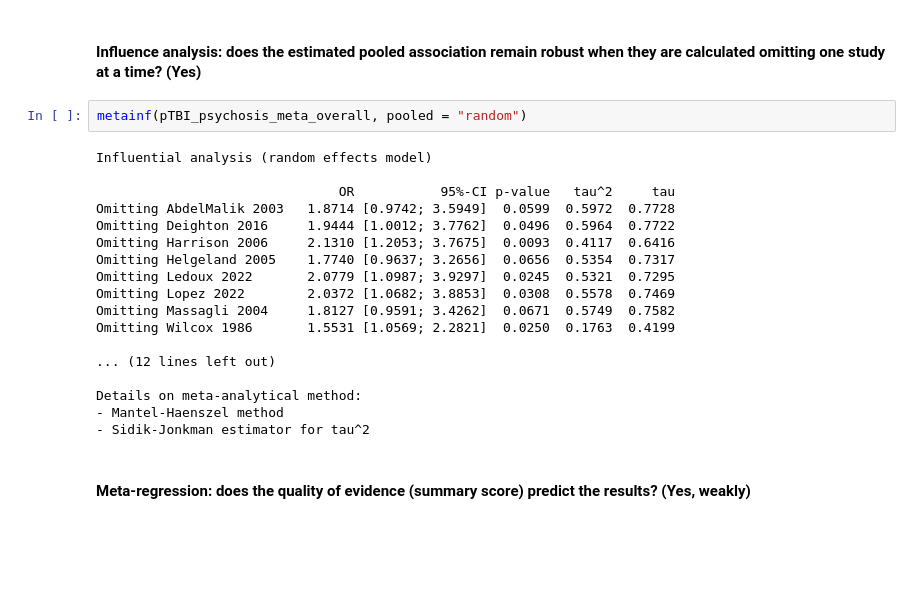
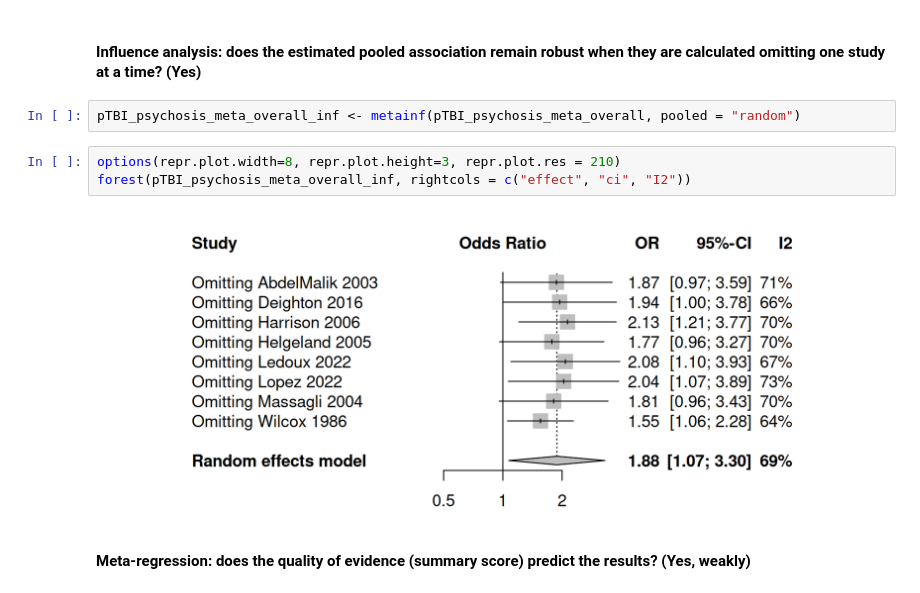
Before and after one commit to vaughanbell/pTBI_psychosis_meta-analysis, a Jupyter notebook: Yau_et_al_pTBI_psychosis_meta.ipynb, the cells around one changed output. Saved outputs shown, nothing was run; the diff lists cells and outputs as text; blank space fills up the shorter version.

```diff
--- a/Yau_et_al_pTBI_psychosis_meta.ipynb
+++ b/Yau_et_al_pTBI_psychosis_meta.ipynb
@@ -138,25 +138,12 @@ forest(pTBI_psychosis_meta_onset)
 # %% [markdown]
 #### Influence analysis: does the estimated pooled association remain robust when they are calculated omitting one study at a time? (Yes)
 # %%
-metainf(pTBI_psychosis_meta_overall, pooled = "random")
+pTBI_psychosis_meta_overall_inf <- metainf(pTBI_psychosis_meta_overall, pooled = "random")
-# %% [output]
-Influential analysis (random effects model)
-
-                               OR           95%-CI p-value   tau^2     tau
-Omitting AbdelMalik 2003   1.8714 [0.9742; 3.5949]  0.0599  0.5972  0.7728
-Omitting Deighton 2016     1.9444 [1.0012; 3.7762]  0.0496  0.5964  0.7722
-Omitting Harrison 2006     2.1310 [1.2053; 3.7675]  0.0093  0.4117  0.6416
-Omitting Helgeland 2005    1.7740 [0.9637; 3.2656]  0.0656  0.5354  0.7317
-Omitting Ledoux 2022       2.0779 [1.0987; 3.9297]  0.0245  0.5321  0.7295
-Omitting Lopez 2022        2.0372 [1.0682; 3.8853]  0.0308  0.5578  0.7469
-Omitting Massagli 2004     1.8127 [0.9591; 3.4262]  0.0671  0.5749  0.7582
-Omitting Wilcox 1986       1.5531 [1.0569; 2.2821]  0.0250  0.1763  0.4199
-
-... (12 lines left out)
-
-Details on meta-analytical method:
-- Mantel-Haenszel method
-- Sidik-Jonkman estimator for tau^2
+# %%
+options(repr.plot.width=8, repr.plot.height=3, repr.plot.res = 210)
+forest(pTBI_psychosis_meta_overall_inf, rightcols = c("effect", "ci", "I2"))
+# %% [output]
+[figure, added]
 # %% [markdown]
 #### Meta-regression: does the quality of evidence (summary score) predict the results? (Yes, weakly)
 # %%
```
